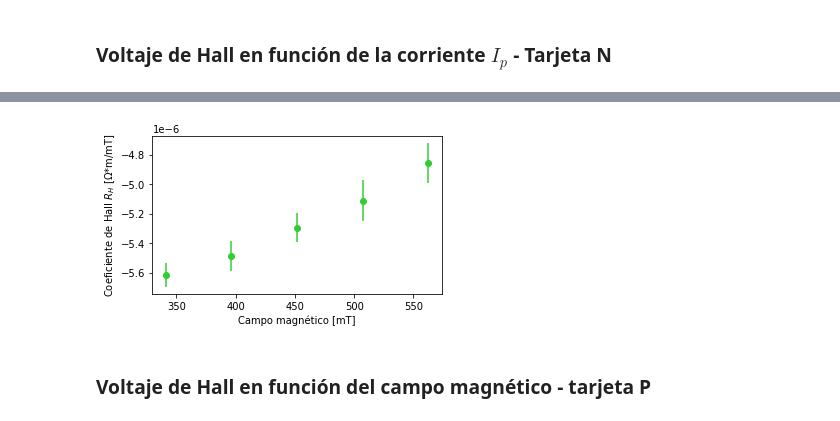
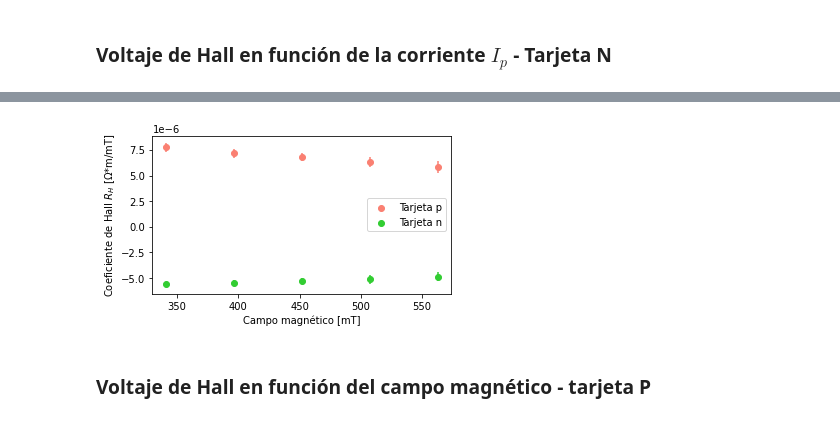
Before and after one commit to sofiaalvarezlopez/Laboratorio-Intermedio, a Jupyter notebook: Efecto Hall/Efecto Hall.ipynb, the cells around one changed output, grey strips where cells are left out. Saved outputs shown, nothing was run; the diff lists cells and outputs as text; code cells hidden in the pictures.

```diff
--- a/Efecto Hall/Efecto Hall.ipynb
+++ b/Efecto Hall/Efecto Hall.ipynb
@@ -107,7 +110,7 @@ R_H_200 = R_H(popt_200[0],B_z[2])
 R_H_225 = R_H(popt_225[0],B_z[3])
 R_H_250 = R_H(popt_250[0],B_z[4])
 R_H_p = [R_H_150, R_H_175, R_H_200, R_H_225, R_H_250]
-incertidumbres = [pcov_150[0,0], pcov_175[0,0], pcov_200[0,0], pcov_225[0,0], pcov_250[0,0]]
+incertidumbres_p = [pcov_150[0,0], pcov_175[0,0], pcov_200[0,0], pcov_225[0,0], pcov_250[0,0]]
 # %%
 print('Los valores de las resistencias de Hall en Ohm*m/mT: ', R_H_p)
 # %% [output]
@@ -120,7 +123,7 @@ plt.scatter(B_z, R_H_p, color='salmon')
 plt.xlabel('Campo magnético [mT]')
 plt.ylabel('Coeficiente de Hall $R_H$ [$\Omega$*m/mT]')
 for i in range(len(R_H_p)):
-    plt.errorbar(B_z[i], R_H_p[i], yerr=np.sqrt(incertidumbres[i]*10**(-10)), c='salmon')
+    plt.errorbar(B_z[i], R_H_p[i], yerr=np.sqrt(incertidumbres_p[i]*10**(-10)), c='salmon')
 plt.tight_layout()
 plt.savefig('Hall_coeff_tarjeta_p.pdf')
 # %% [output]
@@ -133,11 +136,11 @@ Note que tenemos una relación inversa entre la resistencia de Hall y el campo m
 n_V_I = pd.read_excel('Efecto_Hall.xlsx', sheet_name='n V-I')
 # %%
 x = np.linspace(n_V_I['Corriente (mA)'][0], n_V_I['Corriente (mA)'][len(n_V_I)-1], 100)
-popt_150, pcov_150 = curve_fit(ajuste_lineal, n_V_I['Corriente (mA)'], n_V_I['Voltaje Hall a 1,5 A (mV)'])
-popt_175, pcov_175 = curve_fit(ajuste_lineal, n_V_I['Corriente (mA)'], n_V_I['Voltaje Hall a 1,75 A (mV)'])
-popt_200, pcov_200 = curve_fit(ajuste_lineal, n_V_I['Corriente (mA)'], n_V_I['Voltaje Hall a 2 A (mV)'])
-popt_225, pcov_225 = curve_fit(ajuste_lineal, n_V_I['Corriente (mA)'], n_V_I['Voltaje Hall a 2,25 A (mV)'])
-popt_250, pcov_250 = curve_fit(ajuste_lineal, n_V_I['Corriente (mA)'], n_V_I['Voltaje Hall a 2,5 A (mV)'])
+popt_150_n, pcov_150_n = curve_fit(ajuste_lineal, n_V_I['Corriente (mA)'], n_V_I['Voltaje Hall a 1,5 A (mV)'])
+popt_175_n, pcov_175_n = curve_fit(ajuste_lineal, n_V_I['Corriente (mA)'], n_V_I['Voltaje Hall a 1,75 A (mV)'])
+popt_200_n, pcov_200_n = curve_fit(ajuste_lineal, n_V_I['Corriente (mA)'], n_V_I['Voltaje Hall a 2 A (mV)'])
+popt_225_n, pcov_225_n = curve_fit(ajuste_lineal, n_V_I['Corriente (mA)'], n_V_I['Voltaje Hall a 2,25 A (mV)'])
+popt_250_n, pcov_250_n = curve_fit(ajuste_lineal, n_V_I['Corriente (mA)'], n_V_I['Voltaje Hall a 2,5 A (mV)'])
 # %%
 fig, ax = plt.subplots(figsize=(5,5/1.61616))
 i_b = 1.5
@@ -169,12 +172,12 @@ plt.savefig('n-V-I.pdf')
 # %%
 # Esto queda en Ohm*m/mT
-R_H_150 = R_H(popt_150[0],B_z[0])
-R_H_175 = R_H(popt_175[0],B_z[1])
-R_H_200 = R_H(popt_200[0],B_z[2])
-R_H_225 = R_H(popt_225[0],B_z[3])
-R_H_250 = R_H(popt_250[0],B_z[4])
-R_H_p = [R_H_150, R_H_175, R_H_200, R_H_225, R_H_250]
-incertidumbres = [pcov_150[0,0], pcov_175[0,0], pcov_200[0,0], pcov_225[0,0], pcov_250[0,0]]
+R_H_150_n = R_H(popt_150_n[0],B_z[0])
+R_H_175_n = R_H(popt_175_n[0],B_z[1])
+R_H_200_n = R_H(popt_200_n[0],B_z[2])
+R_H_225_n = R_H(popt_225_n[0],B_z[3])
+R_H_250_n = R_H(popt_250_n[0],B_z[4])
+R_H_n = [R_H_150_n, R_H_175_n, R_H_200_n, R_H_225_n, R_H_250_n]
+incertidumbres = [pcov_150_n[0,0], pcov_175_n[0,0], pcov_200_n[0,0], pcov_225_n[0,0], pcov_250_n[0,0]]
 # %%
 print('Los valores de las resistencias de Hall en Ohm*m/mT: ', R_H_p)
 # %% [output]
@@ -182,14 +185,17 @@ Los valores de las resistencias de Hall en Ohm*m/mT:  [-5.614669792029479e-06, -
 # %%
 fig, ax = plt.subplots(figsize=(5,5/1.61616))
-plt.scatter(B_z, R_H_p, color='limegreen')
+plt.scatter(B_z, R_H_p, color='salmon', label='Tarjeta p')
+plt.scatter(B_z, R_H_n, color='limegreen', label='Tarjeta n')
 plt.xlabel('Campo magnético [mT]')
 plt.ylabel('Coeficiente de Hall $R_H$ [$\Omega$*m/mT]')
 for i in range(len(R_H_p)):
-    plt.errorbar(B_z[i], R_H_p[i], yerr=np.sqrt(incertidumbres[i]*10**(-10)), c='limegreen')
+    plt.errorbar(B_z[i], R_H_n[i], yerr=np.sqrt(incertidumbres[i]*10**(-9)), c='limegreen')
+    plt.errorbar(B_z[i], R_H_p[i], yerr=np.sqrt(incertidumbres_p[i]*10**(-9)), c='salmon')
 plt.tight_layout()
-plt.savefig('Hall_coeff_tarjeta_n.pdf')
+plt.legend()
+plt.savefig('Hall_coeff_1.pdf')
 # %% [output]
-[figure, old version]
+[figure, new version]
 # %% [markdown]
 ### Voltaje de Hall en función del campo magnético - tarjeta P
 # %%
```
Also changed, not shown: parts of 8 cells of this notebook, 8 other files.
